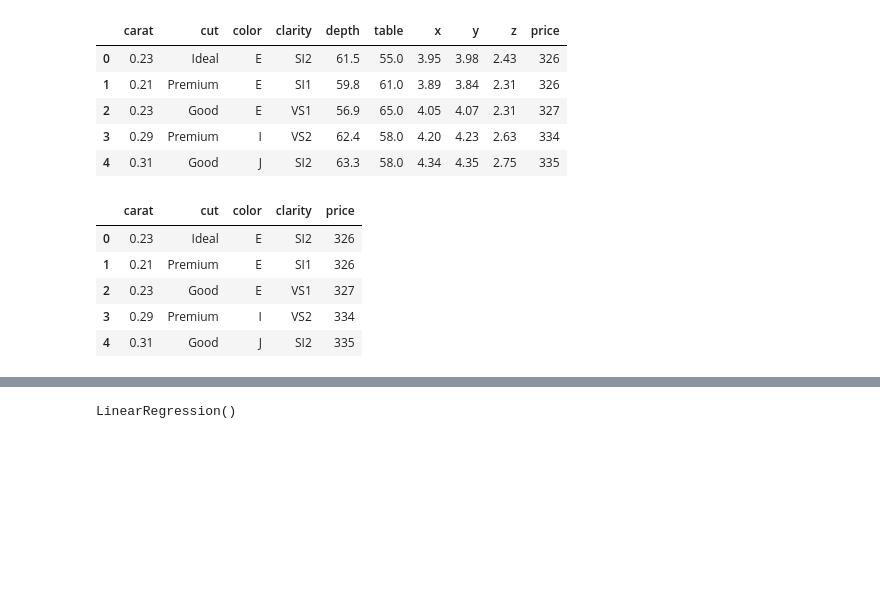
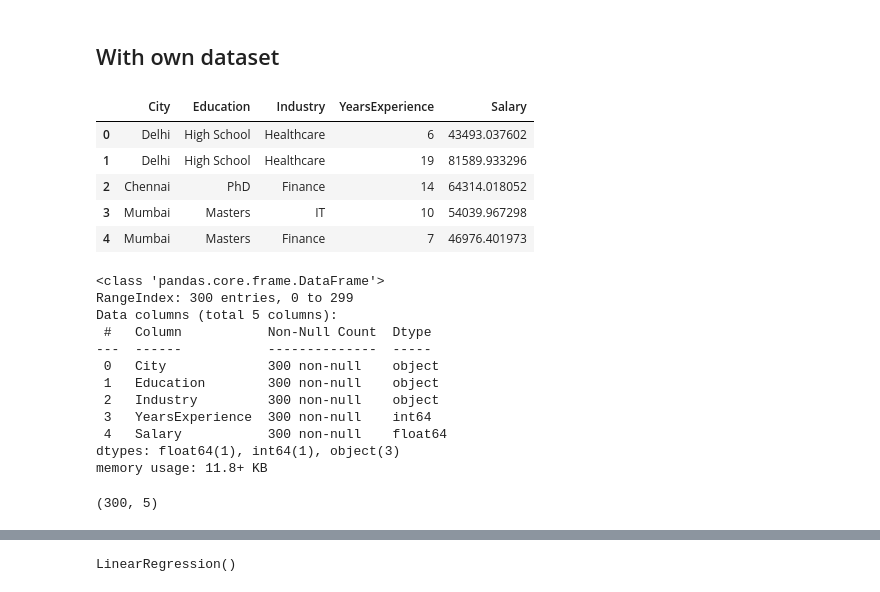
Before and after one commit to Yugesh-003/ML-lab, a Jupyter notebook: 6_oneLable.ipynb, the cells around one changed output, grey strips where cells are left out. Saved outputs shown, nothing was run; the diff lists cells and outputs as text; code cells hidden in the pictures; blank space fills up the shorter version.

```diff
--- a/test2.ipynb
+++ b/6_oneLable.ipynb
@@ -11,0 +1,2 @@ ohe = OneHotEncoder()
+# %% [markdown]
+## With own dataset
@@ -12,10 +6,10 @@ ohe = OneHotEncoder()
 # %%
-df = pd.read_csv("datasets/diamonds.csv")
+df = pd.read_csv("datasets/salary.csv")
 df.head()
 # %% [output]
-|  | carat | cut | color | clarity | depth | table | x | y | z | price |
-| 0 | 0.23 | Ideal | E | SI2 | 61.5 | 55.0 | 3.95 | 3.98 | 2.43 | 326 |
-| 1 | 0.21 | Premium | E | SI1 | 59.8 | 61.0 | 3.89 | 3.84 | 2.31 | 326 |
-| 2 | 0.23 | Good | E | VS1 | 56.9 | 65.0 | 4.05 | 4.07 | 2.31 | 327 |
-| 3 | 0.29 | Premium | I | VS2 | 62.4 | 58.0 | 4.20 | 4.23 | 2.63 | 334 |
-| 4 | 0.31 | Good | J | SI2 | 63.3 | 58.0 | 4.34 | 4.35 | 2.75 | 335 |
+|  | City | Education | Industry | YearsExperience | Salary |
+| 0 | Delhi | High School | Healthcare | 6 | 43493.037602 |
+| 1 | Delhi | High School | Healthcare | 19 | 81589.933296 |
+| 2 | Chennai | PhD | Finance | 14 | 64314.018052 |
+| 3 | Mumbai | Masters | IT | 10 | 54039.967298 |
+| 4 | Mumbai | Masters | Finance | 7 | 46976.401973 |
@@ -24,12 +16,22 @@ df.drop(columns=['x','y','z','table','depth'], inplace=True)
 # %%
-df.head()
+df.info()
 # %% [output]
-|  | carat | cut | color | clarity | price |
-| 0 | 0.23 | Ideal | E | SI2 | 326 |
-| 1 | 0.21 | Premium | E | SI1 | 326 |
-| 2 | 0.23 | Good | E | VS1 | 327 |
-| 3 | 0.29 | Premium | I | VS2 | 334 |
-| 4 | 0.31 | Good | J | SI2 | 335 |
+<class 'pandas.core.frame.DataFrame'>
+RangeIndex: 300 entries, 0 to 299
+Data columns (total 5 columns):
+ #   Column           Non-Null Count  Dtype
+---  ------           --------------  -----
+ 0   City             300 non-null    object
+ 1   Education        300 non-null    object
+ 2   Industry         300 non-null    object
+ 3   YearsExperience  300 non-null    int64
+ 4   Salary           300 non-null    float64
+dtypes: float64(1), int64(1), object(3)
+memory usage: 11.8+ KB
+# %%
+df.shape
+# %% [output]
+(300, 5)
 # %%
 df.isnull().sum()
 # %% [output]
```
Also changed, not shown: parts of 22 cells of this notebook, 14 other files.
